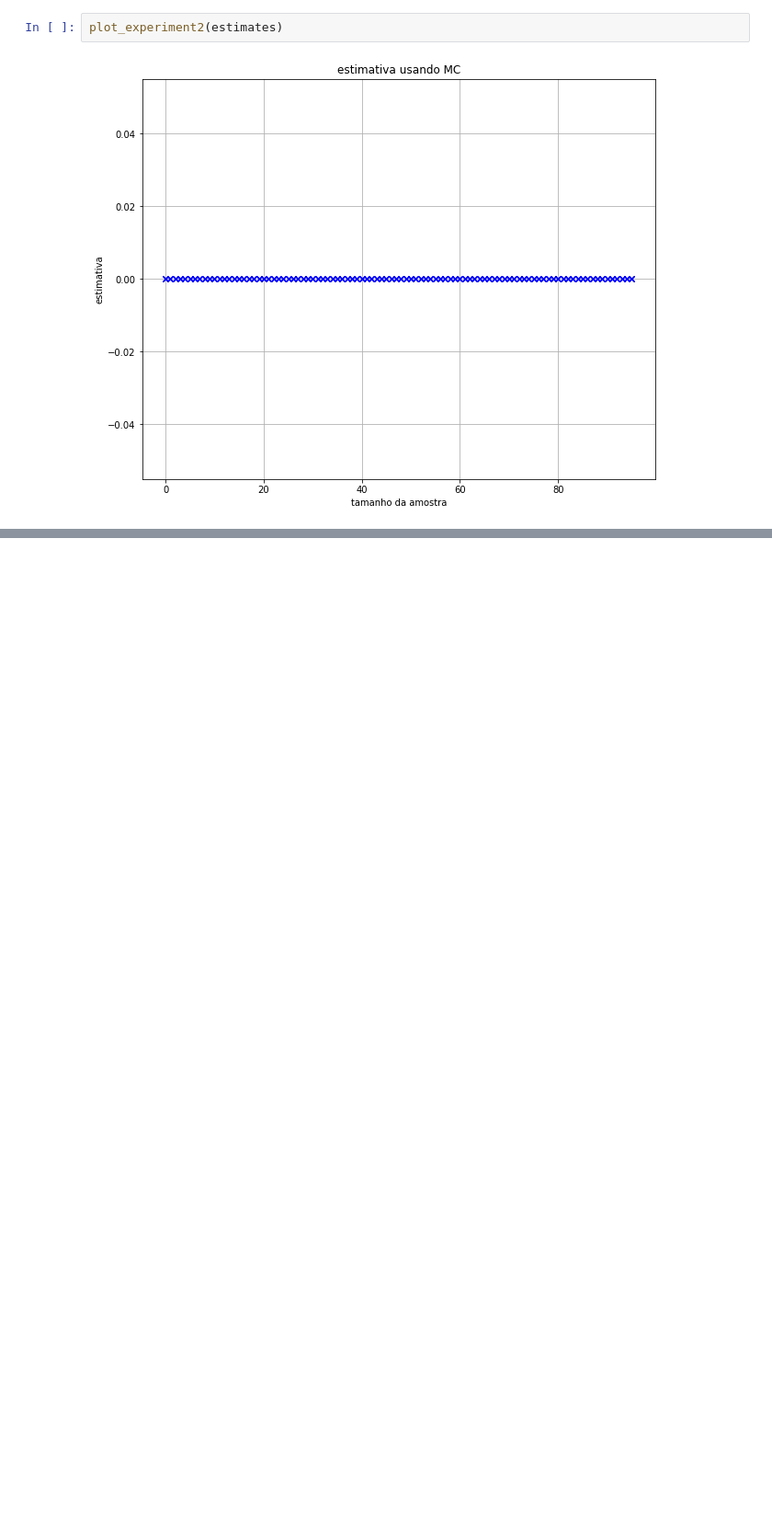
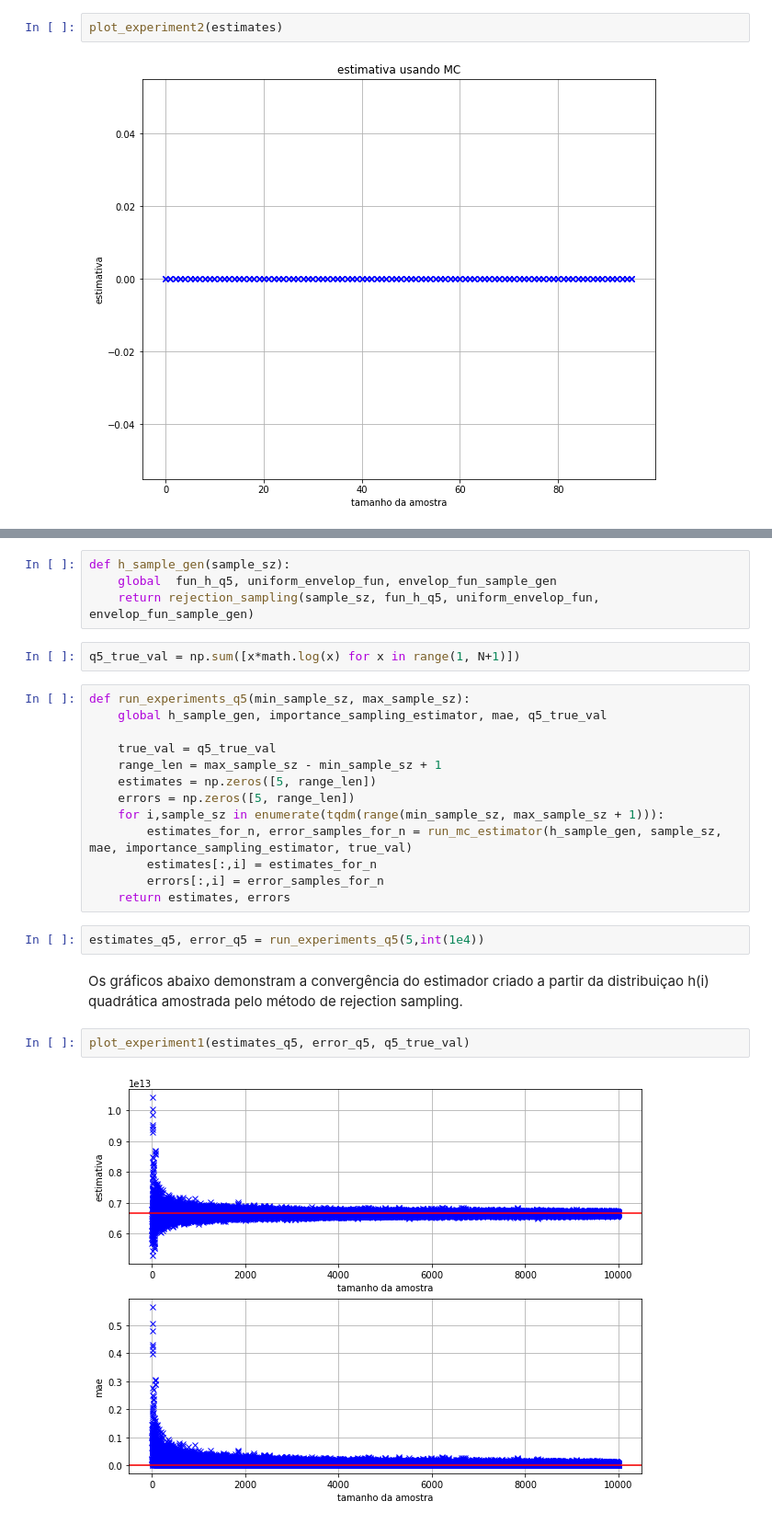
Before and after one commit to mtsz-thiago/mcmc, a Jupyter notebook: lista03.ipynb, the cells around one changed output, grey strips where cells are left out. Shown: that part at 92% size. Drawn from its saved outputs; the diff is of its cells as text; blank space fills up the shorter version.

```diff
--- a/lista03.ipynb
+++ b/lista03.ipynb
@@ -452,0 +585,27 @@ plot_experiment2(estimates)
+# %%
+def h_sample_gen(sample_sz):
+    global  fun_h_q5, uniform_envelop_fun, envelop_fun_sample_gen
+    return rejection_sampling(sample_sz, fun_h_q5, uniform_envelop_fun, envelop_fun_sample_gen)
+# %%
+q5_true_val = np.sum([x*math.log(x) for x in range(1, N+1)])
+# %%
+def run_experiments_q5(min_sample_sz, max_sample_sz):
+    global h_sample_gen, importance_sampling_estimator, mae, q5_true_val
+
+    true_val = q5_true_val
+    range_len = max_sample_sz - min_sample_sz + 1
+    estimates = np.zeros([5, range_len])
+    errors = np.zeros([5, range_len])
+    for i,sample_sz in enumerate(tqdm(range(min_sample_sz, max_sample_sz + 1))):
+        estimates_for_n, error_samples_for_n = run_mc_estimator(h_sample_gen, sample_sz, mae, importance_sampling_estimator, true_val)
+        estimates[:,i] = estimates_for_n
+        errors[:,i] = error_samples_for_n
+    return estimates, errors
+# %%
+estimates_q5, error_q5 = run_experiments_q5(5,int(1e4))
+# %% [markdown]
+Os gráficos abaixo demonstram a convergência do estimador criado a partir da distribuiçao h(i) quadrática amostrada pelo método de rejection sampling.
+# %%
+plot_experiment1(estimates_q5, error_q5, q5_true_val)
+# %% [output]
+[figure, added]
```
Also changed, not shown: parts of 22 cells of this notebook.
